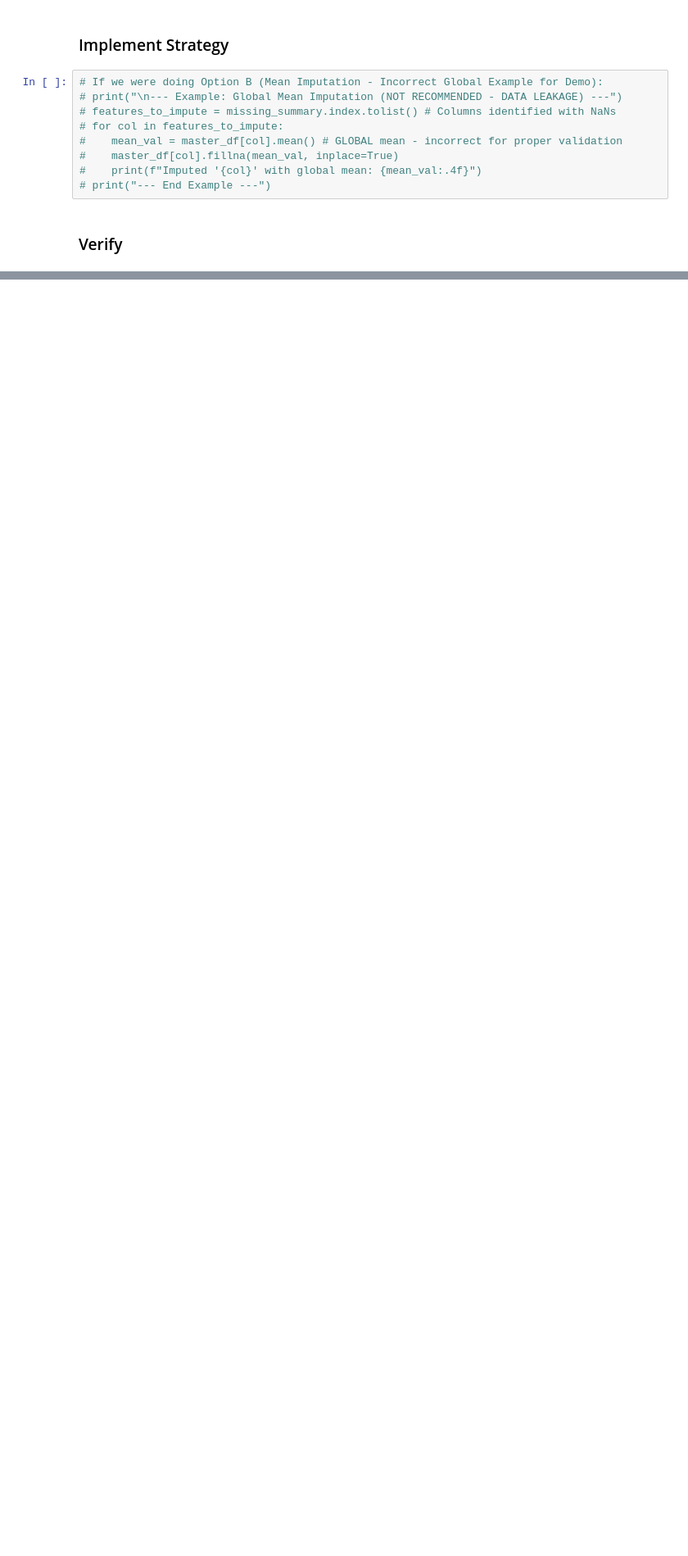
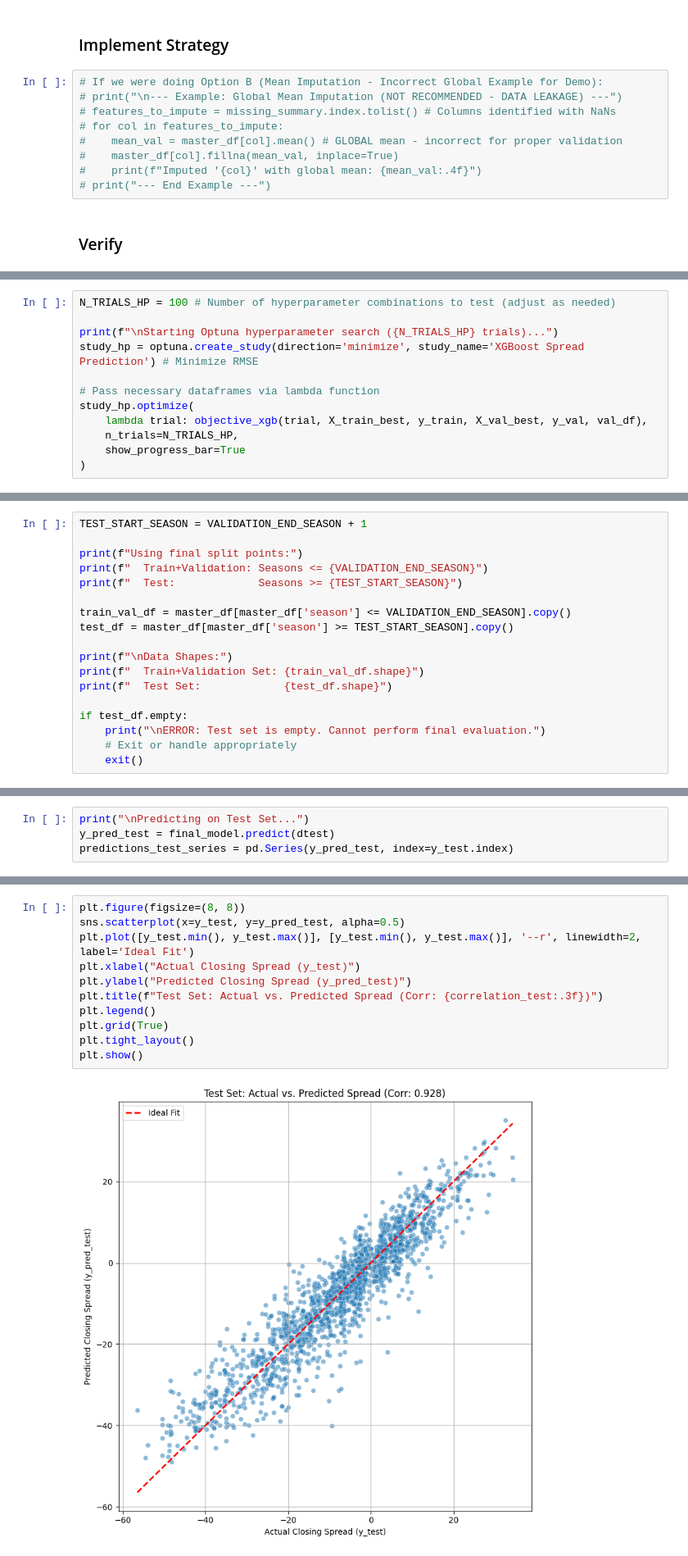
Before and after one commit to qwe740/BettingModels, a Jupyter notebook: Initial_ML_Model.ipynb, the cells around one changed output, grey strips where cells are left out. Shown: that part at 82% size. Cells and saved outputs as stored; diff of their text form; blank space fills up the shorter version.

```diff
--- a/Initial_ML_Model.ipynb
+++ b/Initial_ML_Model.ipynb
@@ -660,0 +1456,12 @@ print("Next Steps: Feature Selection.")
+# %%
+N_TRIALS_HP = 100 # Number of hyperparameter combinations to test (adjust as needed)
+
+print(f"\nStarting Optuna hyperparameter search ({N_TRIALS_HP} trials)...")
+study_hp = optuna.create_study(direction='minimize', study_name='XGBoost Spread Prediction') # Minimize RMSE
+
+# Pass necessary dataframes via lambda function
+study_hp.optimize(
+    lambda trial: objective_xgb(trial, X_train_best, y_train, X_val_best, y_val, val_df),
+    n_trials=N_TRIALS_HP,
+    show_progress_bar=True
+)
@@ -660,0 +1537,18 @@ print("Next Steps: Feature Selection.")
+# %%
+TEST_START_SEASON = VALIDATION_END_SEASON + 1
+
+print(f"Using final split points:")
+print(f"  Train+Validation: Seasons <= {VALIDATION_END_SEASON}")
+print(f"  Test:             Seasons >= {TEST_START_SEASON}")
+
+train_val_df = master_df[master_df['season'] <= VALIDATION_END_SEASON].copy()
+test_df = master_df[master_df['season'] >= TEST_START_SEASON].copy()
+
+print(f"\nData Shapes:")
+print(f"  Train+Validation Set: {train_val_df.shape}")
+print(f"  Test Set:             {test_df.shape}")
+
+if test_df.empty:
+    print("\nERROR: Test set is empty. Cannot perform final evaluation.")
+    # Exit or handle appropriately
+    exit()
@@ -660,0 +1652,4 @@ print("Next Steps: Feature Selection.")
+# %%
+print("\nPredicting on Test Set...")
+y_pred_test = final_model.predict(dtest)
+predictions_test_series = pd.Series(y_pred_test, index=y_test.index)
@@ -660,0 +1683,13 @@ print("Next Steps: Feature Selection.")
+# %%
+plt.figure(figsize=(8, 8))
+sns.scatterplot(x=y_test, y=y_pred_test, alpha=0.5)
+plt.plot([y_test.min(), y_test.max()], [y_test.min(), y_test.max()], '--r', linewidth=2, label='Ideal Fit')
+plt.xlabel("Actual Closing Spread (y_test)")
+plt.ylabel("Predicted Closing Spread (y_pred_test)")
+plt.title(f"Test Set: Actual vs. Predicted Spread (Corr: {correlation_test:.3f})")
+plt.legend()
+plt.grid(True)
+plt.tight_layout()
+plt.show()
+# %% [output]
+[figure, added]
```
Also changed, not shown: parts of 63 cells of this notebook, 2 other files.
